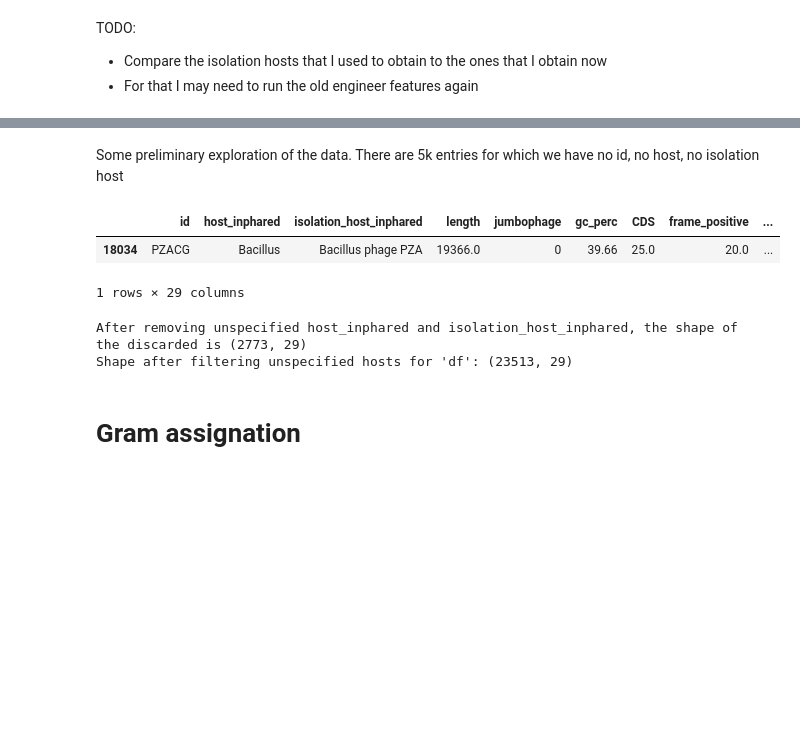
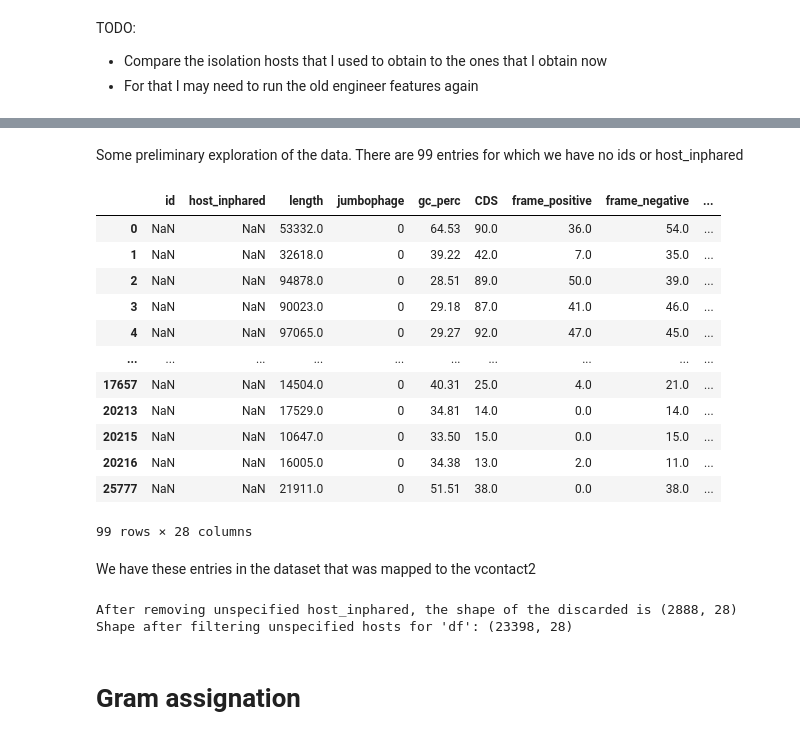
Before and after one commit to Alvaroguleon/Phage-predictor, a Jupyter notebook: notebooks/01_new_filtering.ipynb, the cells around one changed output, grey strips where cells are left out. Cells and saved outputs as stored; diff of their text form; code cells hidden in the pictures; blank space fills up the shorter version.

Commit message:
New engineering and filtering based on the itol annotations file

```diff
--- a/notebooks/01_new_filtering.ipynb
+++ b/notebooks/01_new_filtering.ipynb
@@ -22,9 +24,11 @@ import pickle
 import pandas as pd
 # df = pd.read_csv('../data/test/test_engineer_features.csv')
 # df = pd.read_csv('../data/test/nan_engineer_features.csv')
-df = pd.read_csv('../data/test/fixing_engineer_features.csv')
+# df = pd.read_csv('../data/test/fixing_engineer_features.csv')
 
 # old = pd.read_csv('../data/test/old_engineer_features.csv')
+df = pd.read_csv('../data/test/final_hopefully_engineer_features.csv') # missing 99
+df2 = pd.read_csv('../data/test/fixing_engineer_features.csv') # missing 5k
 print("Shape before filtering", df.shape)
 # print(df.columns)
 # df.head()
@@ -43,11 +37,23 @@ df.head()
 # %% [markdown]
-Some preliminary exploration of the data. There are 5k entries for which we have no id, no host, no isolation host
+Some preliminary exploration of the data. There are 99 entries for which we have no ids or host_inphared
 # %%
 df[df['host_inphared'].isna()]
-df[df['id'] == "PZACG"]
+# df[df['id'] == "PZACG"]
 
 # df[df["length"] == 19366.0]
 # %% [output]
-|  | id | host_inphared | isolation_host_inphared | length | jumbophage | gc_perc | CDS | frame_positive | ... |
-| 18034 | PZACG | Bacillus | Bacillus phage PZA | 19366.0 | 0 | 39.66 | 25.0 | 20.0 | ... |
+|  | id | host_inphared | length | jumbophage | gc_perc | CDS | frame_positive | frame_negative | ... |
+| 0 | NaN | NaN | 53332.0 | 0 | 64.53 | 90.0 | 36.0 | 54.0 | ... |
+| 1 | NaN | NaN | 32618.0 | 0 | 39.22 | 42.0 | 7.0 | 35.0 | ... |
+| 2 | NaN | NaN | 94878.0 | 0 | 28.51 | 89.0 | 50.0 | 39.0 | ... |
+| 3 | NaN | NaN | 90023.0 | 0 | 29.18 | 87.0 | 41.0 | 46.0 | ... |
+| 4 | NaN | NaN | 97065.0 | 0 | 29.27 | 92.0 | 47.0 | 45.0 | ... |
+| ... | ... | ... | ... | ... | ... | ... | ... | ... | ... |
+| 17657 | NaN | NaN | 14504.0 | 0 | 40.31 | 25.0 | 4.0 | 21.0 | ... |
+| 20213 | NaN | NaN | 17529.0 | 0 | 34.81 | 14.0 | 0.0 | 14.0 | ... |
+| 20215 | NaN | NaN | 10647.0 | 0 | 33.50 | 15.0 | 0.0 | 15.0 | ... |
+| 20216 | NaN | NaN | 16005.0 | 0 | 34.38 | 13.0 | 2.0 | 11.0 | ... |
+| 25777 | NaN | NaN | 21911.0 | 0 | 51.51 | 38.0 | 0.0 | 38.0 | ... |
-1 rows × 29 columns
+99 rows × 28 columns
+# %% [markdown]
+We have these entries in the dataset that was mapped to the vcontact2
@@ -56,24 +65,36 @@ old = pd.read_csv('../data/test/old_engineer_features.csv')
 # %%
 # old[old["length"] == 19366.0]
 # %%
-discarded = df[(df['host_inphared'] == 'Unspecified') | (df['isolation_host_inphared'] == 'Unspecified')]
-df = df[df['host_inphared'] != "Unspecified"]
-df = df[df['isolation_host_inphared'] != "Unspecified"]
-df['isolation_host_inphared'] = df['isolation_host_inphared'].str.split().str[:2].str.join(' ')
-df['host_inphared'] = df['host_inphared'].replace('Enteroccous', 'Enterococcus')
-df.loc[df['isolation_host_inphared'] == 'Salmonella enterica', 'host_inphared'] = 'Salmonella'
-df.loc[df['isolation_host_inphared'] == 'Salmonella typhimurium', 'host_inphared'] = 'Salmonella'
-df.loc[df['isolation_host_inphared'] == 'Escherichia coli', 'host_inphared'] = 'Escherichia'
-df.loc[df['isolation_host_inphared'] == 'E. coli', 'host_inphared'] = 'Escherichia'
-df.loc[df['isolation_host_inphared'] == 'Escherichia coli,', 'host_inphared'] = 'Escherichia'
-df.loc[df['isolation_host_inphared'] == 'Shigella flexneri', 'host_inphared'] = 'Shigella'
+# Old - when we had isolation host
+# discarded = df[(df['host_inphared'] == 'Unspecified') | (df['isolation_host_inphared'] == 'Unspecified')]
+# df = df[df['host_inphared'] != "Unspecified"]
+# df = df[df['isolation_host_inphared'] != "Unspecified"]
+# df['isolation_host_inphared'] = df['isolation_host_inphared'].str.split().str[:2].str.join(' ')
+# df['host_inphared'] = df['host_inphared'].replace('Enteroccous', 'Enterococcus')
+# df.loc[df['isolation_host_inphared'] == 'Salmonella enterica', 'host_inphared'] = 'Salmonella'
+# df.loc[df['isolation_host_inphared'] == 'Salmonella typhimurium', 'host_inphared'] = 'Salmonella'
+# df.loc[df['isolation_host_inphared'] == 'Escherichia coli', 'host_inphared'] = 'Escherichia'
+# df.loc[df['isolation_host_inphared'] == 'E. coli', 'host_inphared'] = 'Escherichia'
+# df.loc[df['isolation_host_inphared'] == 'Escherichia coli,', 'host_inphared'] = 'Escherichia'
+# df.loc[df['isolation_host_inphared'] == 'Shigella flexneri', 'host_inphared'] = 'Shigella'
 
 
-print(f"After removing unspecified host_inphared and isolation_host_inphared, the shape of the discarded is {discarded.shape}")
+# print(f"After removing unspecified host_inphared and isolation_host_inphared, the shape of the discarded is {discarded.shape}")
+# print(f"Shape after filtering unspecified hosts for 'df': {df.shape}")
+
+
+# New - without isolation host
+discarded = df.copy(deep="True")
+discarded = discarded[(discarded['host_inphared'] == 'Unspecified')]
+df = df[df['host_inphared'] != "Unspecified"]
+df['host_inphared'] = df['host_inphared'].replace('Enteroccous', 'Enterococcus')
+
+
+print(f"After removing unspecified host_inphared, the shape of the discarded is {discarded.shape}")
 print(f"Shape after filtering unspecified hosts for 'df': {df.shape}")
 # %% [output]
-After removing unspecified host_inphared and isolation_host_inphared, the shape of the discarded is (2773, 29)
-Shape after filtering unspecified hosts for 'df': (23513, 29)
+After removing unspecified host_inphared, the shape of the discarded is (2888, 28)
+Shape after filtering unspecified hosts for 'df': (23398, 28)
 # %% [markdown]
 # Gram assignation
 # %% [markdown]
```
Also changed, not shown: parts of 14 cells of this notebook, 3 other files.
